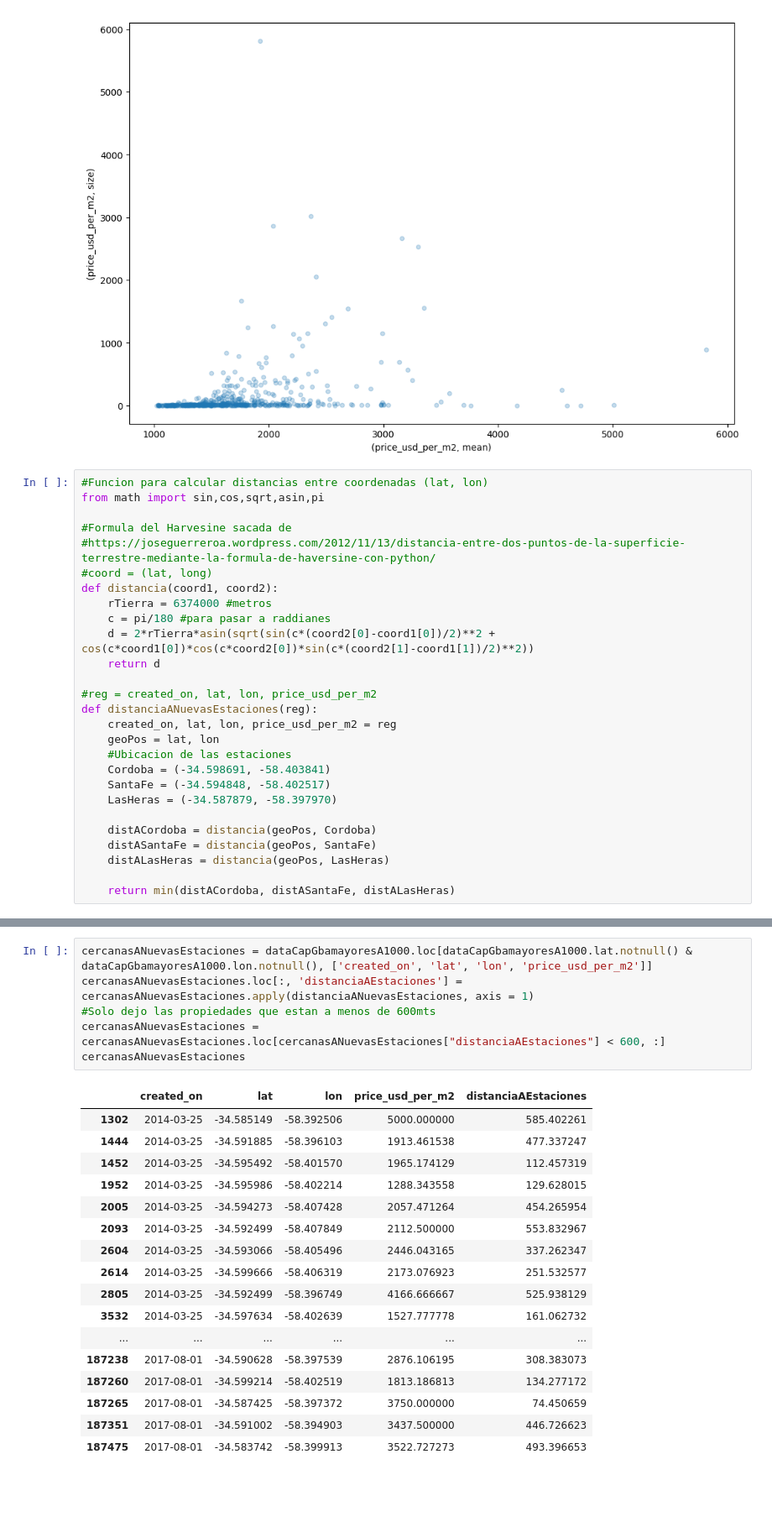
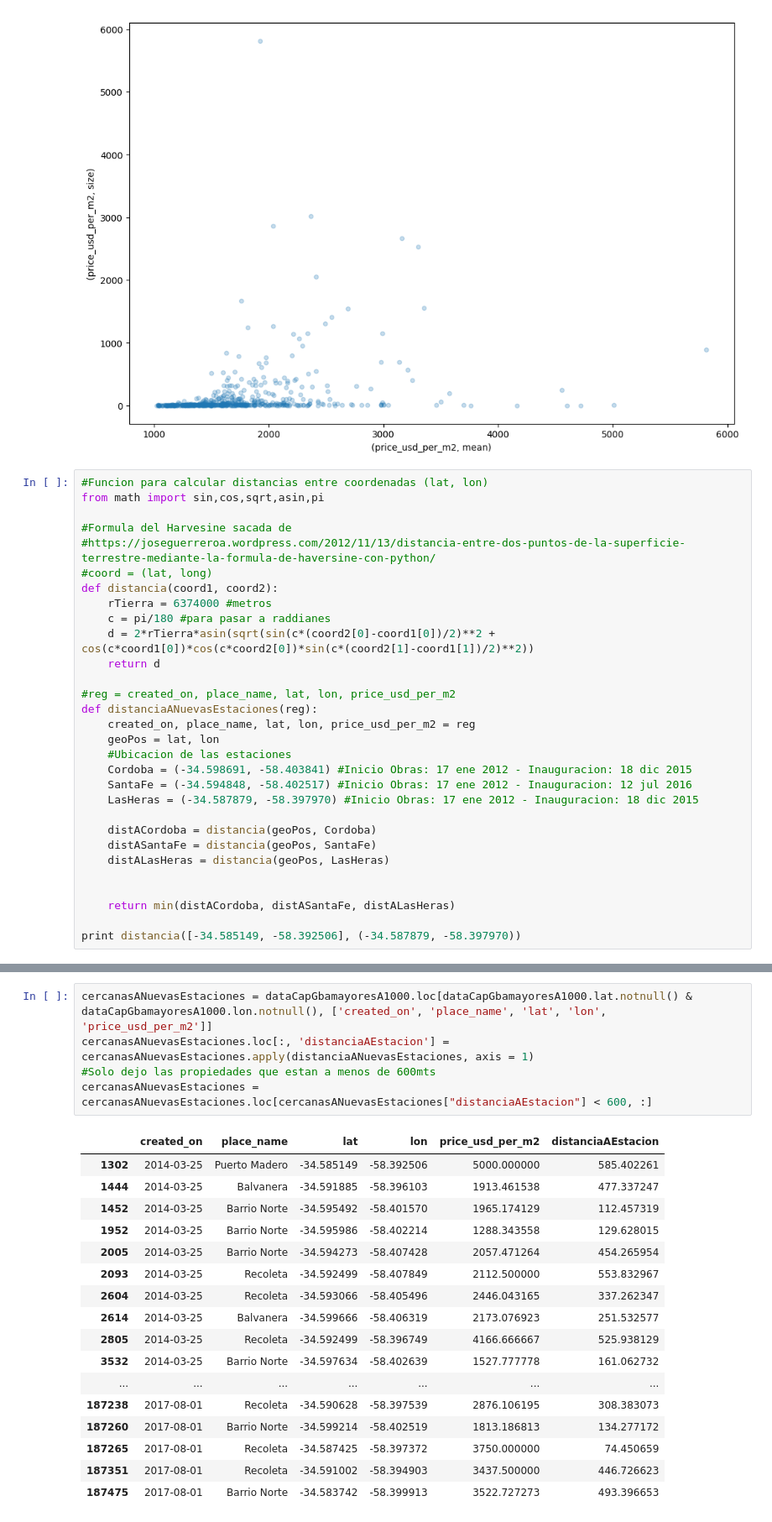
Before and after one commit to Belovic94/TP1-Analisis-Exploratorio, a Jupyter notebook: Analisis Exploratorio.ipynb, the cells around one changed output, grey strips where cells are left out. Shown at 84% size. Saved outputs shown, nothing was run; the diff lists cells and outputs as text; blank space fills up the shorter version.

```diff
--- a/Analisis Exploratorio.ipynb
+++ b/Analisis Exploratorio.ipynb
@@ -221,17 +227,20 @@ def distancia(coord1, coord2):
     d = 2*rTierra*asin(sqrt(sin(c*(coord2[0]-coord1[0])/2)**2 + cos(c*coord1[0])*cos(c*coord2[0])*sin(c*(coord2[1]-coord1[1])/2)**2))
     return d
 
-#reg = created_on, lat, lon, price_usd_per_m2
+#reg = created_on, place_name, lat, lon, price_usd_per_m2
 def distanciaANuevasEstaciones(reg):
-    created_on, lat, lon, price_usd_per_m2 = reg
+    created_on, place_name, lat, lon, price_usd_per_m2 = reg
     geoPos = lat, lon
     #Ubicacion de las estaciones
-    Cordoba = (-34.598691, -58.403841)
-    SantaFe = (-34.594848, -58.402517)
-    LasHeras = (-34.587879, -58.397970)
+    Cordoba = (-34.598691, -58.403841) #Inicio Obras: 17 ene 2012 - Inauguracion: 18 dic 2015
+    SantaFe = (-34.594848, -58.402517) #Inicio Obras: 17 ene 2012 - Inauguracion: 12 jul 2016
+    LasHeras = (-34.587879, -58.397970) #Inicio Obras: 17 ene 2012 - Inauguracion: 18 dic 2015
 
     distACordoba = distancia(geoPos, Cordoba)
     distASantaFe = distancia(geoPos, SantaFe)
     distALasHeras = distancia(geoPos, LasHeras)
 
+
     return min(distACordoba, distASantaFe, distALasHeras)
+
+print distancia([-34.585149, -58.392506], (-34.587879, -58.397970))
@@ -238,24 +249,23 @@ def distanciaANuevasEstaciones(reg):
 # %%
-cercanasANuevasEstaciones = dataCapGbamayoresA1000.loc[dataCapGbamayoresA1000.lat.notnull() & dataCapGbamayoresA1000.lon.notnull(), ['created_on', 'lat', 'lon', 'price_usd_per_m2']]
-cercanasANuevasEstaciones.loc[:, 'distanciaAEstaciones'] = cercanasANuevasEstaciones.apply(distanciaANuevasEstaciones, axis = 1)
+cercanasANuevasEstaciones = dataCapGbamayoresA1000.loc[dataCapGbamayoresA1000.lat.notnull() & dataCapGbamayoresA1000.lon.notnull(), ['created_on', 'place_name', 'lat', 'lon', 'price_usd_per_m2']]
+cercanasANuevasEstaciones.loc[:, 'distanciaAEstacion'] = cercanasANuevasEstaciones.apply(distanciaANuevasEstaciones, axis = 1)
 #Solo dejo las propiedades que estan a menos de 600mts
-cercanasANuevasEstaciones = cercanasANuevasEstaciones.loc[cercanasANuevasEstaciones["distanciaAEstaciones"] < 600, :]
-cercanasANuevasEstaciones
+cercanasANuevasEstaciones = cercanasANuevasEstaciones.loc[cercanasANuevasEstaciones["distanciaAEstacion"] < 600, :]
 # %% [output]
-|  | created_on | lat | lon | price_usd_per_m2 | distanciaAEstaciones |
-| 1302 | 2014-03-25 | -34.585149 | -58.392506 | 5000.000000 | 585.402261 |
-| 1444 | 2014-03-25 | -34.591885 | -58.396103 | 1913.461538 | 477.337247 |
-| 1452 | 2014-03-25 | -34.595492 | -58.401570 | 1965.174129 | 112.457319 |
-| 1952 | 2014-03-25 | -34.595986 | -58.402214 | 1288.343558 | 129.628015 |
-| 2005 | 2014-03-25 | -34.594273 | -58.407428 | 2057.471264 | 454.265954 |
-| 2093 | 2014-03-25 | -34.592499 | -58.407849 | 2112.500000 | 553.832967 |
-| 2604 | 2014-03-25 | -34.593066 | -58.405496 | 2446.043165 | 337.262347 |
-| 2614 | 2014-03-25 | -34.599666 | -58.406319 | 2173.076923 | 251.532577 |
-| 2805 | 2014-03-25 | -34.592499 | -58.396749 | 4166.666667 | 525.938129 |
-| 3532 | 2014-03-25 | -34.597634 | -58.402639 | 1527.777778 | 161.062732 |
-| ... | ... | ... | ... | ... | ... |
-| 187238 | 2017-08-01 | -34.590628 | -58.397539 | 2876.106195 | 308.383073 |
-| 187260 | 2017-08-01 | -34.599214 | -58.402519 | 1813.186813 | 134.277172 |
-| 187265 | 2017-08-01 | -34.587425 | -58.397372 | 3750.000000 | 74.450659 |
-| 187351 | 2017-08-01 | -34.591002 | -58.394903 | 3437.500000 | 446.726623 |
-| 187475 | 2017-08-01 | -34.583742 | -58.399913 | 3522.727273 | 493.396653 |
+|  | created_on | place_name | lat | lon | price_usd_per_m2 | distanciaAEstacion |
+| 1302 | 2014-03-25 | Puerto Madero | -34.585149 | -58.392506 | 5000.000000 | 585.402261 |
+| 1444 | 2014-03-25 | Balvanera | -34.591885 | -58.396103 | 1913.461538 | 477.337247 |
+| 1452 | 2014-03-25 | Barrio Norte | -34.595492 | -58.401570 | 1965.174129 | 112.457319 |
+| 1952 | 2014-03-25 | Barrio Norte | -34.595986 | -58.402214 | 1288.343558 | 129.628015 |
+| 2005 | 2014-03-25 | Barrio Norte | -34.594273 | -58.407428 | 2057.471264 | 454.265954 |
+| 2093 | 2014-03-25 | Recoleta | -34.592499 | -58.407849 | 2112.500000 | 553.832967 |
+| 2604 | 2014-03-25 | Recoleta | -34.593066 | -58.405496 | 2446.043165 | 337.262347 |
+| 2614 | 2014-03-25 | Balvanera | -34.599666 | -58.406319 | 2173.076923 | 251.532577 |
+| 2805 | 2014-03-25 | Recoleta | -34.592499 | -58.396749 | 4166.666667 | 525.938129 |
+| 3532 | 2014-03-25 | Barrio Norte | -34.597634 | -58.402639 | 1527.777778 | 161.062732 |
+| ... | ... | ... | ... | ... | ... | ... |
+| 187238 | 2017-08-01 | Recoleta | -34.590628 | -58.397539 | 2876.106195 | 308.383073 |
+| 187260 | 2017-08-01 | Barrio Norte | -34.599214 | -58.402519 | 1813.186813 | 134.277172 |
+| 187265 | 2017-08-01 | Recoleta | -34.587425 | -58.397372 | 3750.000000 | 74.450659 |
+| 187351 | 2017-08-01 | Recoleta | -34.591002 | -58.394903 | 3437.500000 | 446.726623 |
+| 187475 | 2017-08-01 | Barrio Norte | -34.583742 | -58.399913 | 3522.727273 | 493.396653 |
```
Also changed, not shown: parts of 6 cells of this notebook.
